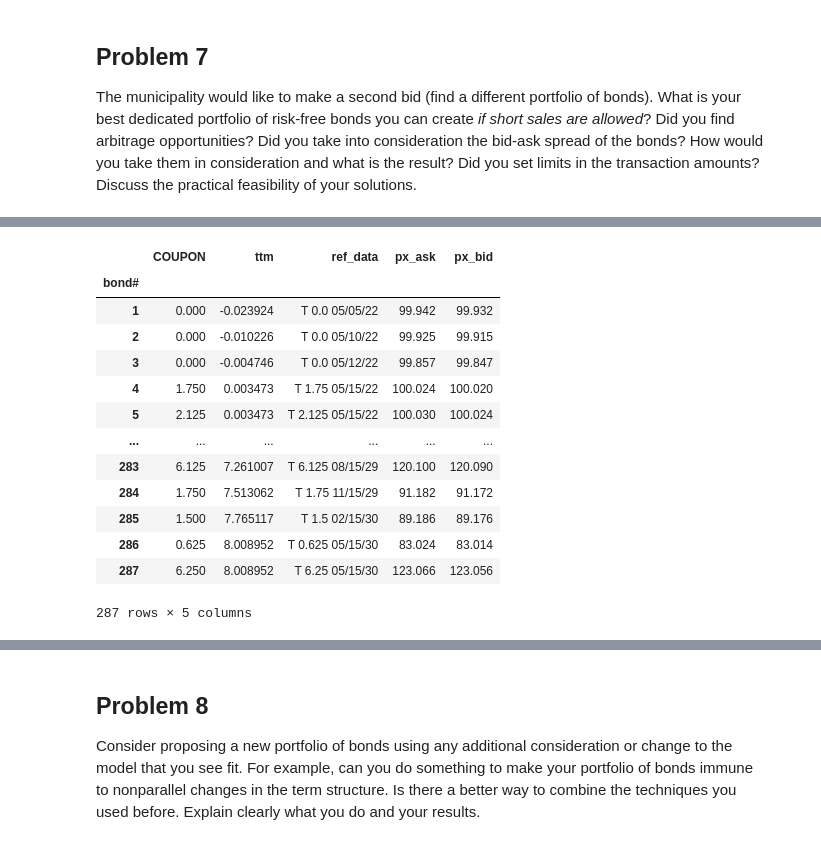
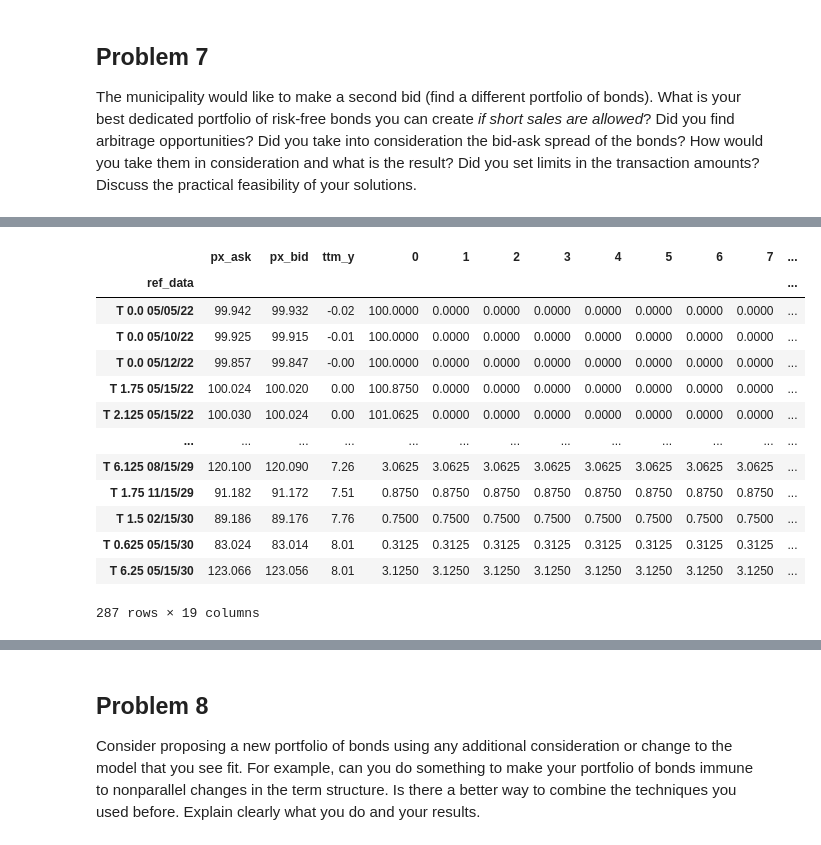
Before and after one commit to jdean53/finops_casestudy, a Jupyter notebook: bond_project.ipynb, the cells around one changed output, grey strips where cells are left out. Cells and saved outputs as stored; diff of their text form; code cells hidden in the pictures.

```diff
--- a/bond_project.ipynb
+++ b/bond_project.ipynb
@@ -784,6 +773,6 @@ cf_df
 # %%
 '''
-code block
+Set up Ask and Bid Prices
 '''
 
 structure_df = term_structure_df
@@ -797,19 +786,33 @@ structure_df = structure_df.set_index('MATURITY').drop(
 
 structure_df['bond#'] = range(1,len(structure_df)+1)
 structure_df = structure_df.set_index('bond#')
-structure_df
-# %% [output]
-|  | COUPON | ttm | ref_data | px_ask | px_bid |
-| bond# |  |  |  |  |  |
-| 1 | 0.000 | -0.023924 | T 0.0 05/05/22 | 99.942 | 99.932 |
-| 2 | 0.000 | -0.010226 | T 0.0 05/10/22 | 99.925 | 99.915 |
-| 3 | 0.000 | -0.004746 | T 0.0 05/12/22 | 99.857 | 99.847 |
-| 4 | 1.750 | 0.003473 | T 1.75 05/15/22 | 100.024 | 100.020 |
-| 5 | 2.125 | 0.003473 | T 2.125 05/15/22 | 100.030 | 100.024 |
-| ... | ... | ... | ... | ... | ... |
-| 283 | 6.125 | 7.261007 | T 6.125 08/15/29 | 120.100 | 120.090 |
-| 284 | 1.750 | 7.513062 | T 1.75 11/15/29 | 91.182 | 91.172 |
-| 285 | 1.500 | 7.765117 | T 1.5 02/15/30 | 89.186 | 89.176 |
-| 286 | 0.625 | 8.008952 | T 0.625 05/15/30 | 83.024 | 83.014 |
-| 287 | 6.250 | 8.008952 | T 6.25 05/15/30 | 123.066 | 123.056 |
-287 rows × 5 columns
+# %%
+
+cf_df = pd.merge(
+    left = structure_df,
+    right = cf_df,
+    how='inner',
+    left_on='ref_data',
+    right_index=True
+)
+cf_df = (cf_df
+            .drop(['COUPON','ttm_x','px_last'],axis=1)
+            .set_index('ref_data')
+            .round({'ttm_y':round_to})
+        )
+cf_df
+# %% [output]
+|  | px_ask | px_bid | ttm_y | 0 | 1 | 2 | 3 | 4 | 5 | 6 | 7 | ... |
+| ref_data |  |  |  |  |  |  |  |  |  |  |  | ... |
+| T 0.0 05/05/22 | 99.942 | 99.932 | -0.02 | 100.0000 | 0.0000 | 0.0000 | 0.0000 | 0.0000 | 0.0000 | 0.0000 | 0.0000 | ... |
+| T 0.0 05/10/22 | 99.925 | 99.915 | -0.01 | 100.0000 | 0.0000 | 0.0000 | 0.0000 | 0.0000 | 0.0000 | 0.0000 | 0.0000 | ... |
+| T 0.0 05/12/22 | 99.857 | 99.847 | -0.00 | 100.0000 | 0.0000 | 0.0000 | 0.0000 | 0.0000 | 0.0000 | 0.0000 | 0.0000 | ... |
+| T 1.75 05/15/22 | 100.024 | 100.020 | 0.00 | 100.8750 | 0.0000 | 0.0000 | 0.0000 | 0.0000 | 0.0000 | 0.0000 | 0.0000 | ... |
+| T 2.125 05/15/22 | 100.030 | 100.024 | 0.00 | 101.0625 | 0.0000 | 0.0000 | 0.0000 | 0.0000 | 0.0000 | 0.0000 | 0.0000 | ... |
+| ... | ... | ... | ... | ... | ... | ... | ... | ... | ... | ... | ... | ... |
+| T 6.125 08/15/29 | 120.100 | 120.090 | 7.26 | 3.0625 | 3.0625 | 3.0625 | 3.0625 | 3.0625 | 3.0625 | 3.0625 | 3.0625 | ... |
+| T 1.75 11/15/29 | 91.182 | 91.172 | 7.51 | 0.8750 | 0.8750 | 0.8750 | 0.8750 | 0.8750 | 0.8750 | 0.8750 | 0.8750 | ... |
+| T 1.5 02/15/30 | 89.186 | 89.176 | 7.76 | 0.7500 | 0.7500 | 0.7500 | 0.7500 | 0.7500 | 0.7500 | 0.7500 | 0.7500 | ... |
+| T 0.625 05/15/30 | 83.024 | 83.014 | 8.01 | 0.3125 | 0.3125 | 0.3125 | 0.3125 | 0.3125 | 0.3125 | 0.3125 | 0.3125 | ... |
+| T 6.25 05/15/30 | 123.066 | 123.056 | 8.01 | 3.1250 | 3.1250 | 3.1250 | 3.1250 | 3.1250 | 3.1250 | 3.1250 | 3.1250 | ... |
+287 rows × 19 columns
```
Also changed, not shown: parts of 11 cells of this notebook, 1 other file.
